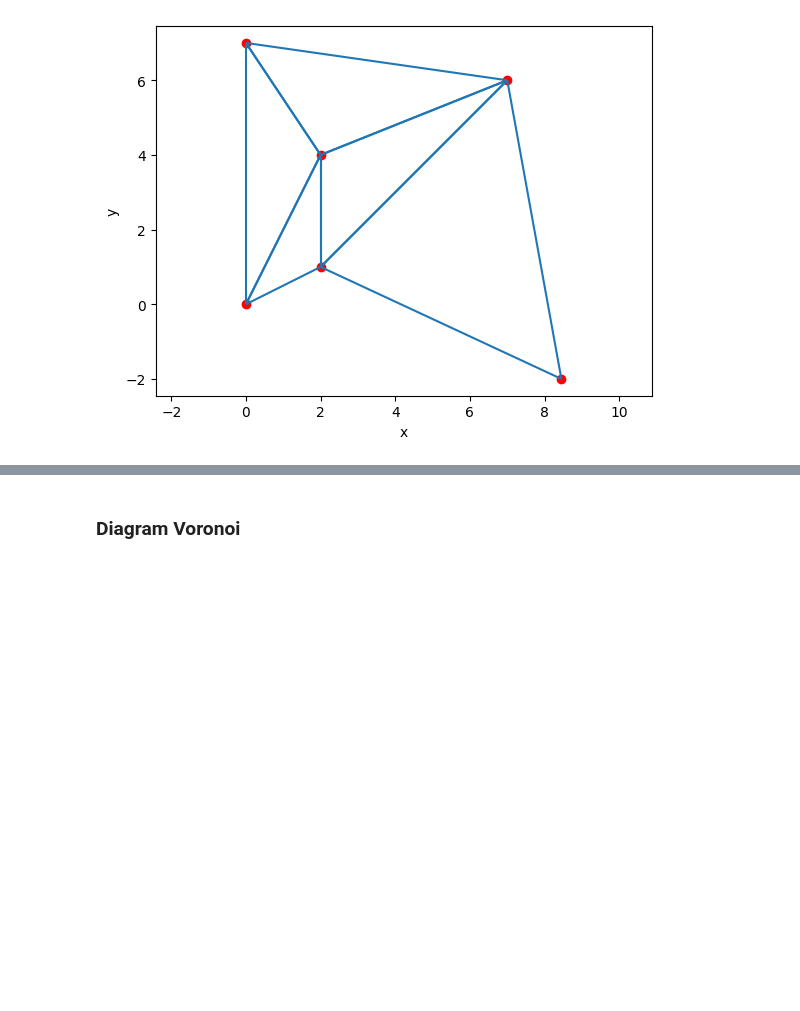
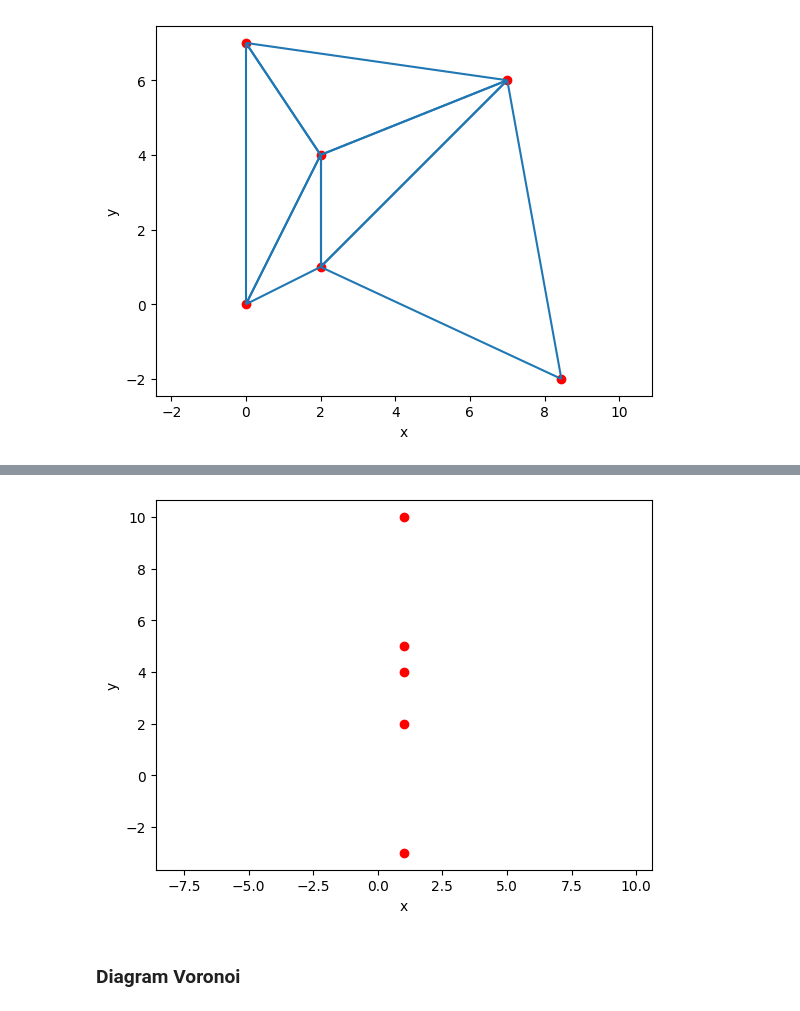
Before and after one commit to ReptilianEye/Voronoi-Diagram, a Jupyter notebook: delaunay.ipynb, the cells around one changed output, grey strips where cells are left out. Cells and saved outputs as stored; diff of their text form; code cells hidden in the pictures; blank space fills up the shorter version.

```diff
--- a/delaunay.ipynb
+++ b/delaunay.ipynb
@@ -293,6 +293,9 @@ T3 = delauney(Points3)
 
 Points4 = generate_uniform_points(-10, 10, n=10)
 T4 = delauney(Points4)
+
+Points5 = [(1,5), (1,4), (1,2), (1,-3), (1, 10)]
+T5 = delauney(Points5)
 # %%
 def draw_delauney(T, Points):
     vis = Visualizer()
@@ -322,3 +325,8 @@ vis3.show()
+# %%
+vis5 = draw_delauney(T5, Points5)
+vis5.show()
+# %% [output]
+[figure, added]
 # %% [markdown]
 ### Diagram Voronoi
 # %%
```
Also changed, not shown: parts of 6 cells of this notebook.
